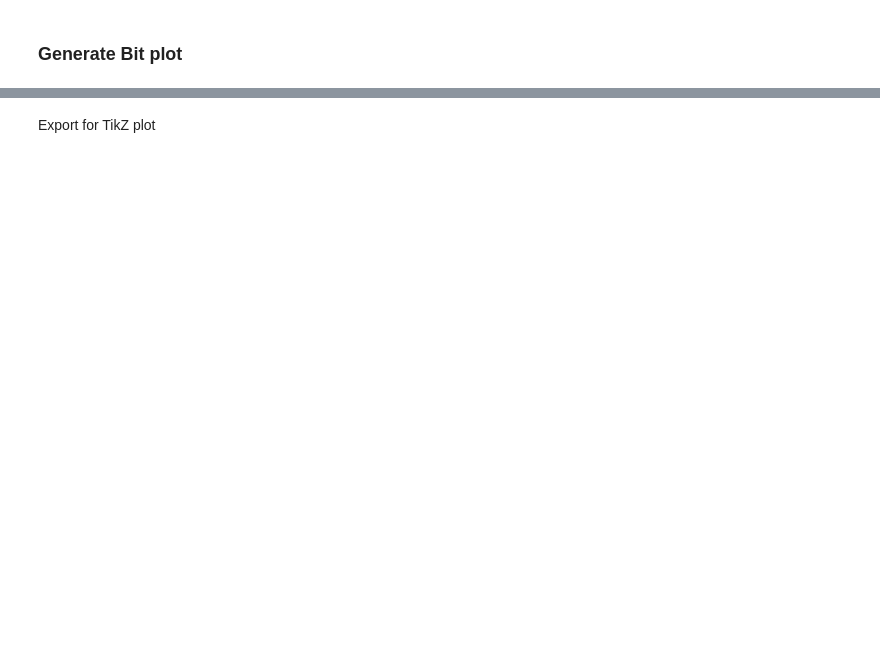
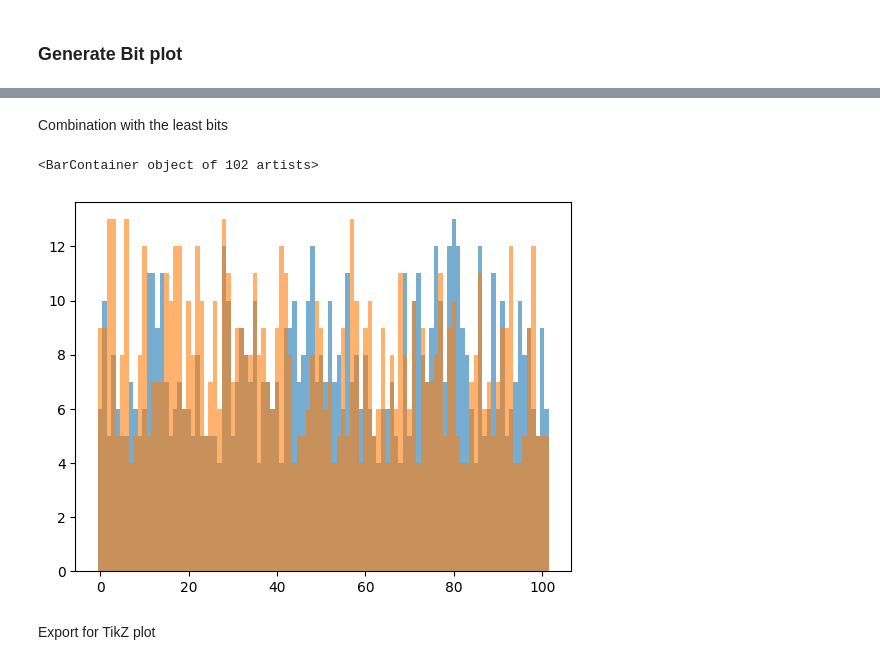
Before and after one commit to itiv-kit/dnn-model-exploration, a Jupyter notebook: doodle_scripts/visualize_individuals.ipynb, the cells around one changed output, grey strips where cells are left out. Cells and saved outputs as stored; diff of their text form; code cells hidden in the pictures; blank space fills up the shorter version.

```diff
--- a/doodle_scripts/visualize_individuals.ipynb
+++ b/doodle_scripts/visualize_individuals.ipynb
@@ -104,3 +108,19 @@ Weights: 9.16598758854134
+# %% [markdown]
+Combination with the least bits
+# %%
+series_best = df_prep.sort_values(by='F_0', ascending=True).iloc[0]
+bits = series_best['parameters']
+
+input_bits = bits[0::2]
+weight_bits = bits[1::2]
+
+xi = list(range(len(input_bits)))
+xw = list(range(len(weight_bits)))
+plt.bar(xi, input_bits, width=1, alpha=0.6)
+plt.bar(xw, weight_bits, width=1, alpha=0.6)
+# %% [output]
+<BarContainer object of 102 artists>
+[figure, added]
 # %% [markdown]
 
 Export for TikZ plot
```
Also changed, not shown: parts of 10 cells of this notebook, 7 other files.
